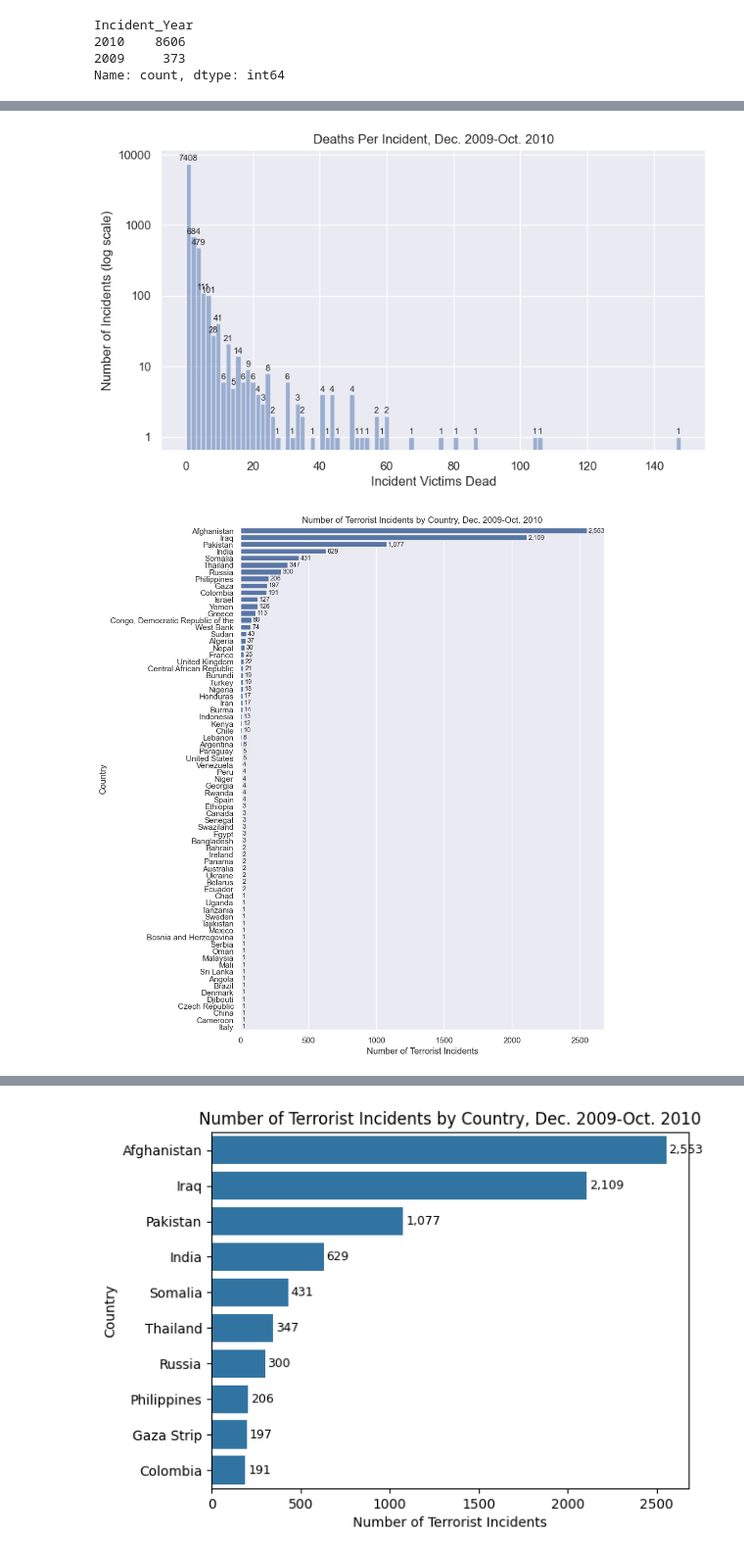
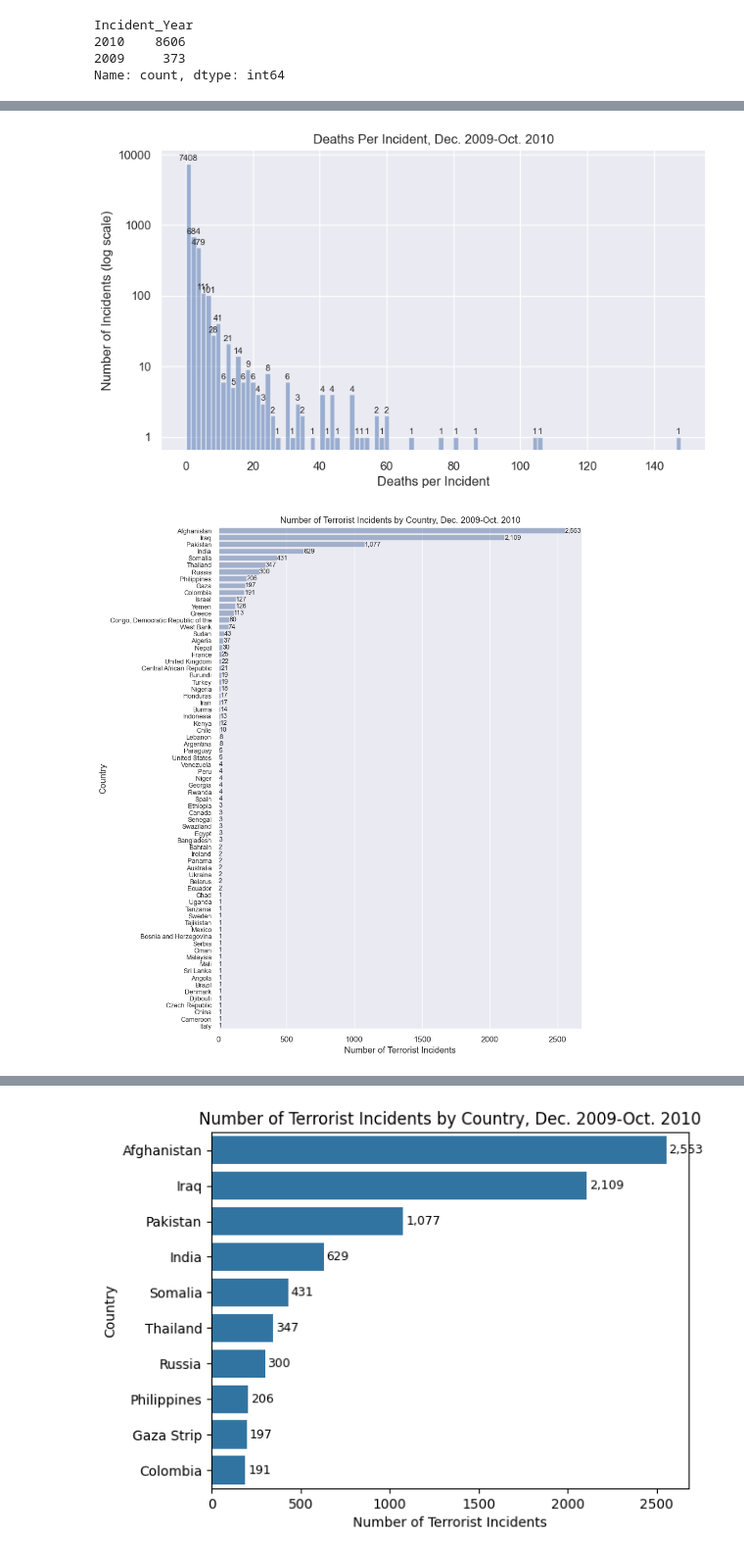
Before and after one commit to johnfkraus/world_terror_incidents_visualizations, a Jupyter notebook: World_Terror_Incident_Visualizations.ipynb, the cells around one changed output, grey strips where cells are left out. Shown at 98% size. Saved outputs shown, nothing was run; the diff lists cells and outputs as text; code cells hidden in the pictures.

Commit message:
added incidents by country viz

```diff
--- a/World_Terror_Incident_Visualizations.ipynb
+++ b/World_Terror_Incident_Visualizations.ipynb
@@ -70,7 +70,7 @@ Data columns (total 26 columns):
 dtypes: int64(7), object(19)
 memory usage: 1.8+ MB
 # %%
-df['Incident_Victims_Dead'].plot(kind='hist', bins=100, alpha=0.5, logy=True, xlabel='Incident Victims Dead', ylabel='Number of Incidents (log scale)', figsize=(9,5))
+df['Incident_Victims_Dead'].plot(kind='hist', bins=100, alpha=0.5, logy=True, xlabel='Deaths per Incident', ylabel='Number of Incidents (log scale)', figsize=(9,5))
 ax = plt.gca()  # get current axis
 formatter = mticker.FuncFormatter(lambda x, p: str(int(x)))  # convert scientific notation to integers
 ax.set_title('Deaths Per Incident, Dec. 2009-Oct. 2010')
@@ -80,20 +80,21 @@ for container in ax.containers: # Iterate through bar containers
 ax.yaxis.set_major_formatter(formatter)
 plt.savefig('visualizations/death_per_incident_pd.png')
 # %% [output]
-[figure, old version]
+[figure, new version]
 # %%
 import seaborn as sns
 # %%
 sns.set(rc = {'figure.figsize':(9.0,12.5)})
-ax = sns.countplot(df, y="Country", orient="v",  order = df['Country'].value_counts().index)
+ax = sns.countplot(df, y="Country", orient="v",  order = df['Country'].value_counts().index , alpha=.5)
 ax.set_title('Number of Terrorist Incidents by Country, Dec. 2009-Oct. 2010')
 ax.set_xlabel('Number of Terrorist Incidents')
 for c in ax.containers:
-    ax.bar_label(c, labels=[f'{x:,.0f}' for x in c.datavalues], fontsize=9, padding=2)
-
+    ax.bar_label(c, labels=[f'{x:,.0f}' for x in c.datavalues], fontsize=9, padding=0)
+ax.set_yticklabels(ax.get_yticklabels(), fontsize=9)
+plt.savefig('visualizations/incidents_by_country_pd.png')
 print()
 # %% [output]
-[figure, old version]
+[figure, new version]
 # %%
 # https://www.educative.io/answers/how-to-create-a-choropleth-map-with-plotly-express-in-python
 import plotly.express as px
```
Also changed, not shown: 1 other file.
